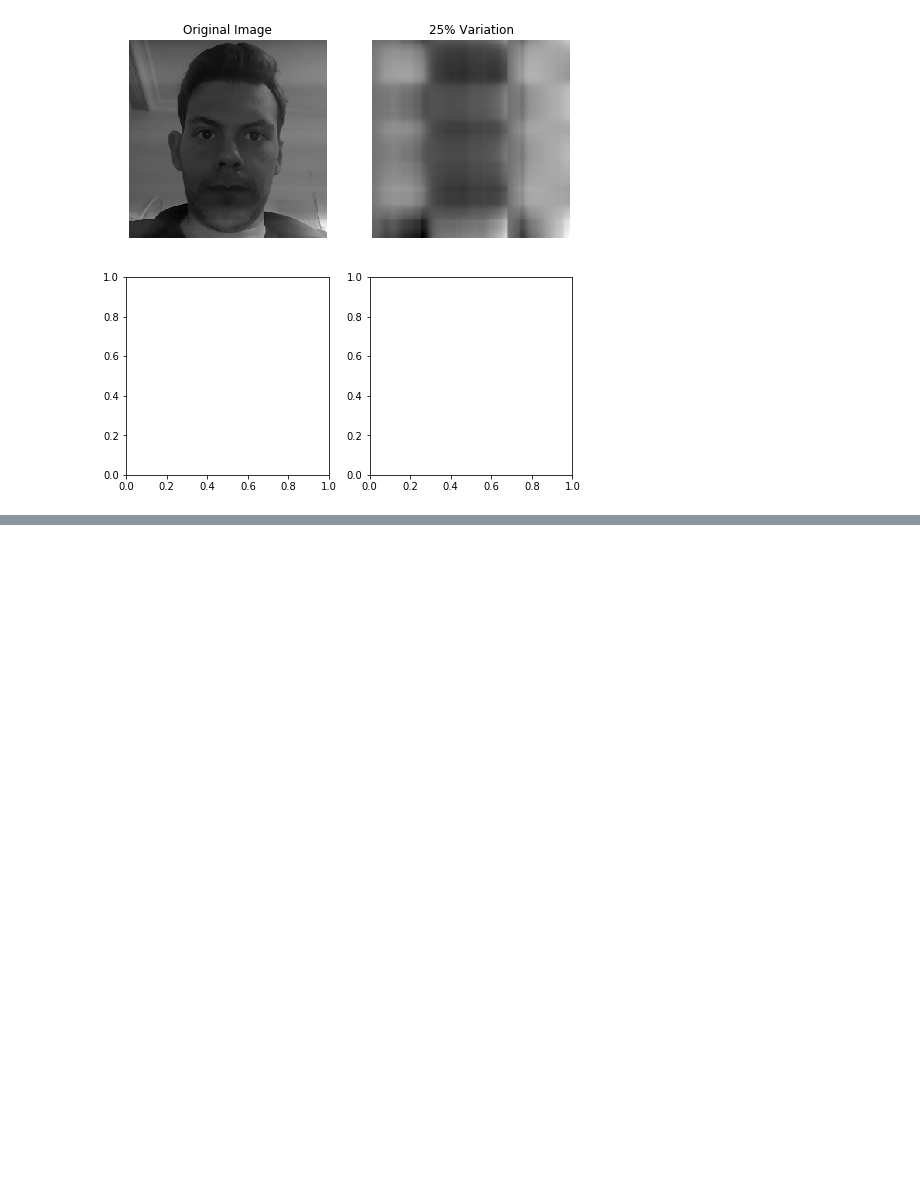
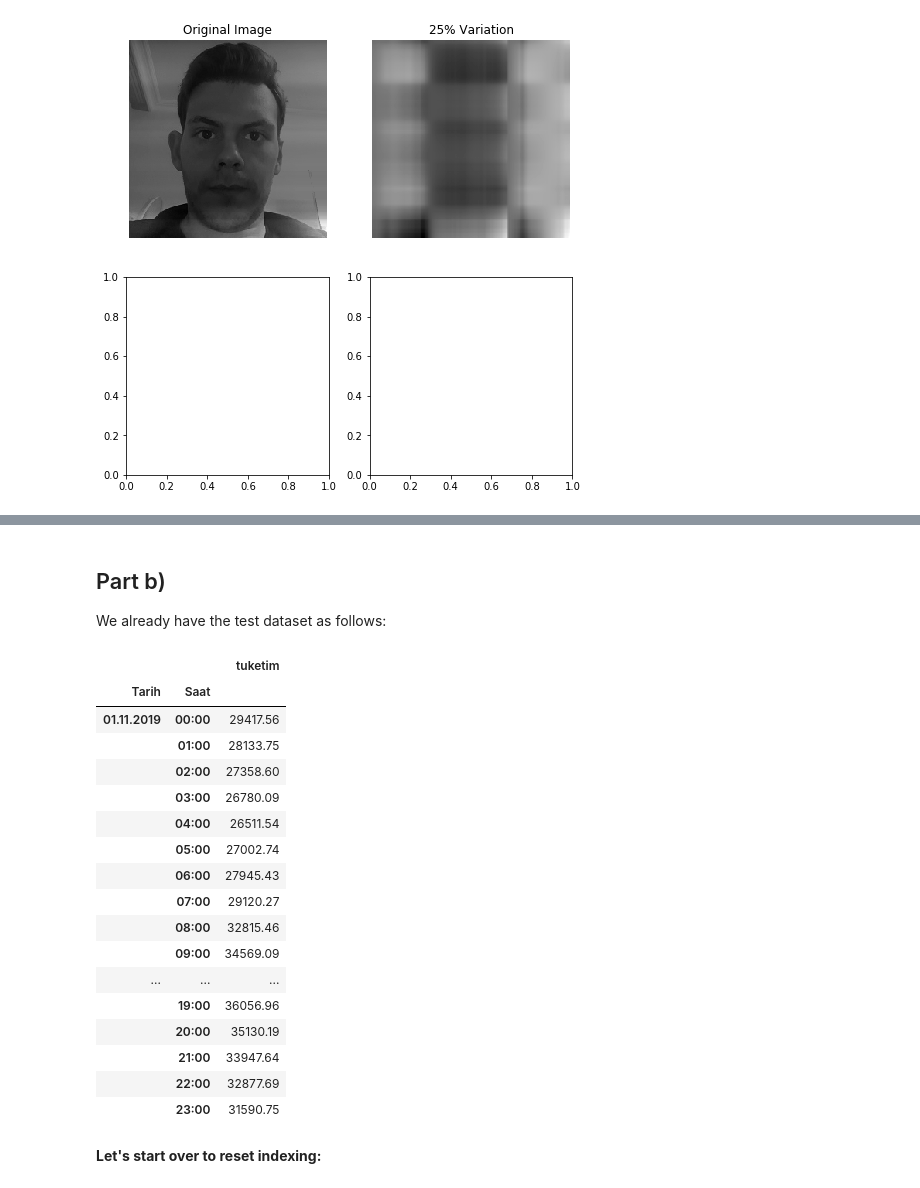
Before and after one commit to BU-IE-582/fall19-GnyEser, a Jupyter notebook: Homework1.ipynb, the cells around one changed output, grey strips where cells are left out. Saved outputs shown, nothing was run; the diff lists cells and outputs as text; code cells hidden in the pictures; blank space fills up the shorter version.

Commit message:
Homework 3 added.
Part a and b added.

```diff
--- a/Homework1.ipynb
+++ b/Homework1.ipynb
@@ -953,0 +971,2 @@ plt.show()
+# %%
+data.set_index(["Tarih","Saat"], inplace = True)
@@ -953,0 +990,3 @@ plt.show()
+# %%
+data.rename(columns={'Tuketim Miktari (MWh)':'tuketim'},inplace=True)
+data.head()
@@ -953,0 +1003,2 @@ plt.show()
+# %%
+data['tuketim']  = [float(i.replace(".","").replace(",",".")) for i in data["tuketim"]]
@@ -953,0 +1035,4 @@ plt.show()
+# %%
+# The data we are going to test: (1th November 2019)
+test = data[-24:]
+test.head()
@@ -953,0 +1109,27 @@ plt.show()
+# %% [markdown]
+## Part b)
+
+We already have the test dataset as follows:
+# %%
+test
+# %% [output]
+|  |  | tuketim |
+| Tarih | Saat |  |
+| 01.11.2019 | 00:00 | 29417.56 |
+|  | 01:00 | 28133.75 |
+|  | 02:00 | 27358.60 |
+|  | 03:00 | 26780.09 |
+|  | 04:00 | 26511.54 |
+|  | 05:00 | 27002.74 |
+|  | 06:00 | 27945.43 |
+|  | 07:00 | 29120.27 |
+|  | 08:00 | 32815.46 |
+|  | 09:00 | 34569.09 |
+| ... | ... | ... |
+|  | 19:00 | 36056.96 |
+|  | 20:00 | 35130.19 |
+|  | 21:00 | 33947.64 |
+|  | 22:00 | 32877.69 |
+|  | 23:00 | 31590.75 |
+# %% [markdown]
+**Let's start over to reset indexing:**
```
Also changed, not shown: parts of 89 cells of this notebook, 4 other files.
